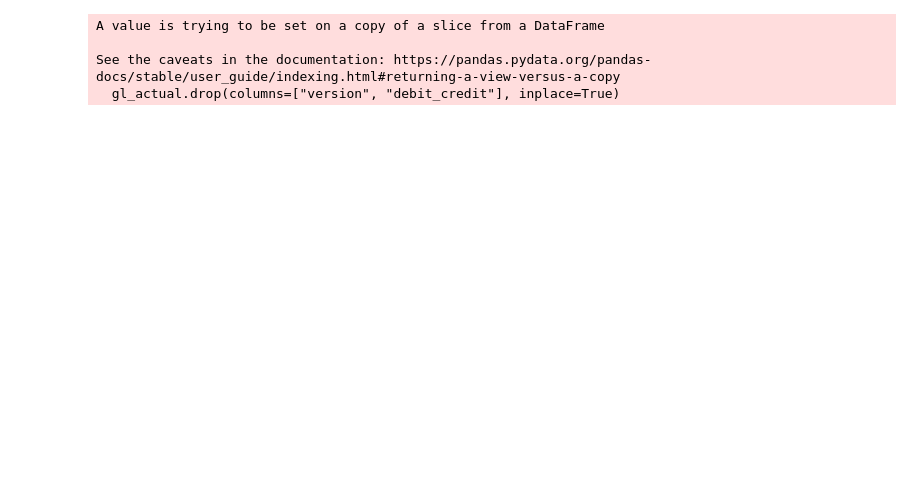
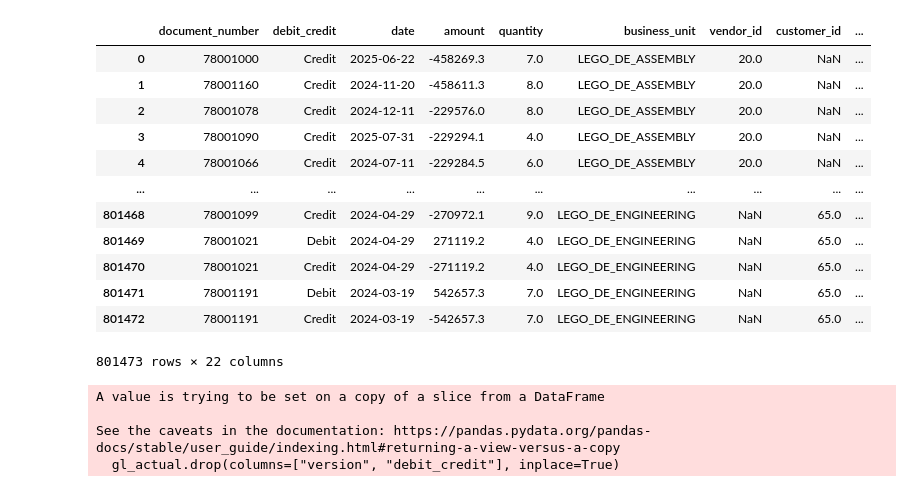
Before and after one commit to JBaltaMG/SynetheticDataGeneration, a Jupyter notebook: main.ipynb, the cells around one changed output. Saved outputs shown, nothing was run; the diff lists cells and outputs as text; code cells hidden in the pictures; blank space fills up the shorter version.

Commit message:
main changes for CBS data

```diff
--- a/main.ipynb
+++ b/main.ipynb
@@ -61,0 +145,7 @@ See the caveats in the documentation: https://pandas.pydata.org/pandas-docs/stab
+# %%
+gl_actual_new = gl_actual_new.merge(df_vendor, on="vendor_id", how="left")
+# %%
+gl_actual_new = gl_actual_new.merge(df_customer, on="customer_id", how="left")
+gl_actual_new = gl_actual_new.merge(df_service, on="service_id", how="left")
+gl_actual_new = gl_actual_new.merge(df_procurement, on="procurement_id", how="left")
+gl_actual_new = gl_actual_new.merge(df_products, on="product_id", how="left")
@@ -61,0 +181,5 @@ See the caveats in the documentation: https://pandas.pydata.org/pandas-docs/stab
+# %%
+gl_actual_new_actual = gl_actual_new[gl_actual_new["version"] == "Actual"]
+gl_actual_new_actual.drop(columns=["version"], inplace=True)
+gl_actual_new_actual.drop(columns=["unit_price_x", "unit_price_y"], inplace=True)
+#gl_actual_new_actual.to_csv(f"data/cbs_data/general_ledger_actual.csv", index=False)
@@ -61,0 +195,18 @@ See the caveats in the documentation: https://pandas.pydata.org/pandas-docs/stab
+# %%
+gl_actual_new_actual = gl_actual_new_actual.merge(df_bu[["business_unit", "companyname",  "companycode"]], left_on="business_unit", right_on="business_unit", how="left")
+# %%
+gl_actual_new_actual
+# %% [output]
+|  | document_number | debit_credit | date | amount | quantity | business_unit | vendor_id | customer_id | ... |
+| 0 | 78001000 | Credit | 2025-06-22 | -458269.3 | 7.0 | LEGO_DE_ASSEMBLY | 20.0 | NaN | ... |
+| 1 | 78001160 | Credit | 2024-11-20 | -458611.3 | 8.0 | LEGO_DE_ASSEMBLY | 20.0 | NaN | ... |
+| 2 | 78001078 | Credit | 2024-12-11 | -229576.0 | 8.0 | LEGO_DE_ASSEMBLY | 20.0 | NaN | ... |
+| 3 | 78001090 | Credit | 2025-07-31 | -229294.1 | 4.0 | LEGO_DE_ASSEMBLY | 20.0 | NaN | ... |
+| 4 | 78001066 | Credit | 2024-07-11 | -229284.5 | 6.0 | LEGO_DE_ASSEMBLY | 20.0 | NaN | ... |
+| ... | ... | ... | ... | ... | ... | ... | ... | ... | ... |
+| 801468 | 78001099 | Credit | 2024-04-29 | -270972.1 | 9.0 | LEGO_DE_ENGINEERING | NaN | 65.0 | ... |
+| 801469 | 78001021 | Debit | 2024-04-29 | 271119.2 | 4.0 | LEGO_DE_ENGINEERING | NaN | 65.0 | ... |
+| 801470 | 78001021 | Credit | 2024-04-29 | -271119.2 | 4.0 | LEGO_DE_ENGINEERING | NaN | 65.0 | ... |
+| 801471 | 78001191 | Debit | 2024-03-19 | 542657.3 | 7.0 | LEGO_DE_ENGINEERING | NaN | 65.0 | ... |
+| 801472 | 78001191 | Credit | 2024-03-19 | -542657.3 | 7.0 | LEGO_DE_ENGINEERING | NaN | 65.0 | ... |
+801473 rows × 22 columns
```
Also changed, not shown: parts of 32 cells of this notebook, 13 other files.
